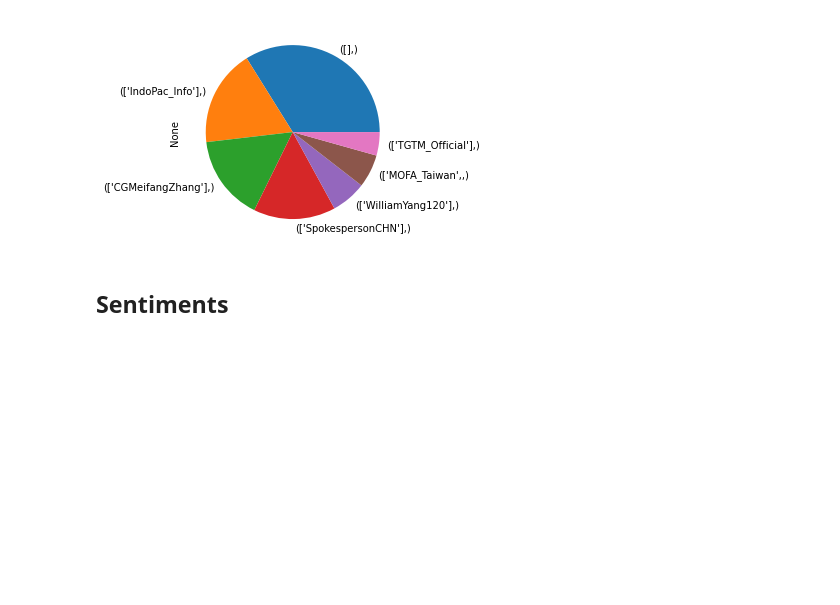
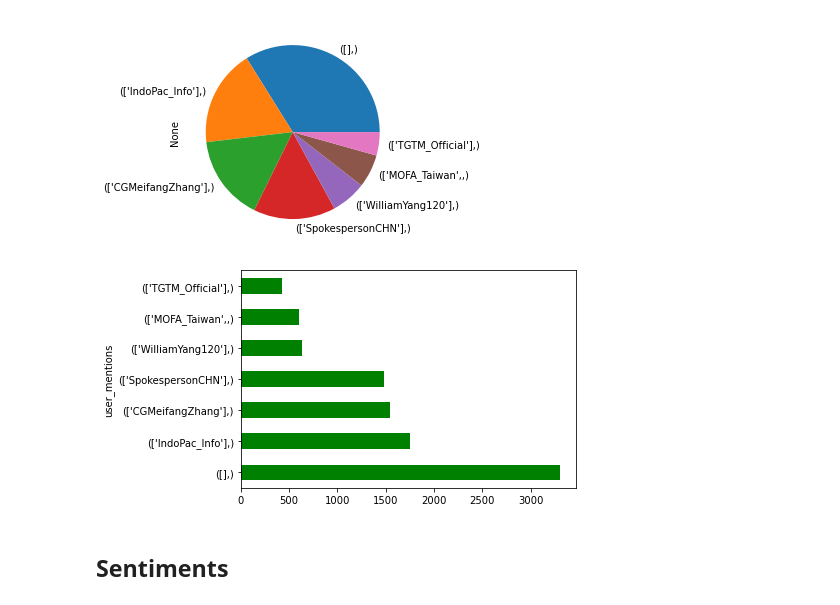
Before and after one commit to zelalemshiferaw/Twitter-Data-Analysis, a Jupyter notebook: Notebooks/data_preprocessing_and_data_exploration.ipynb, the cells around one changed output. Cells and saved outputs as stored; diff of their text form; code cells hidden in the pictures; blank space fills up the shorter version.

```diff
--- a/Notebooks/data_preprocessing_and_data_exploration.ipynb
+++ b/Notebooks/data_preprocessing_and_data_exploration.ipynb
@@ -425,6 +439,10 @@ Length: 3653, dtype: int64
 flattened_user_mentions_df.value_counts().head(7).plot(kind="pie");
 # %% [output]
 [figure]
+# %%
+flattened_user_mentions_df.value_counts().head(7).plot(kind="barh",color="green");
+# %% [output]
+[figure, added]
 # %% [markdown]
 ## Sentiments
 # %%
```
Also changed, not shown: parts of 5 cells of this notebook.
